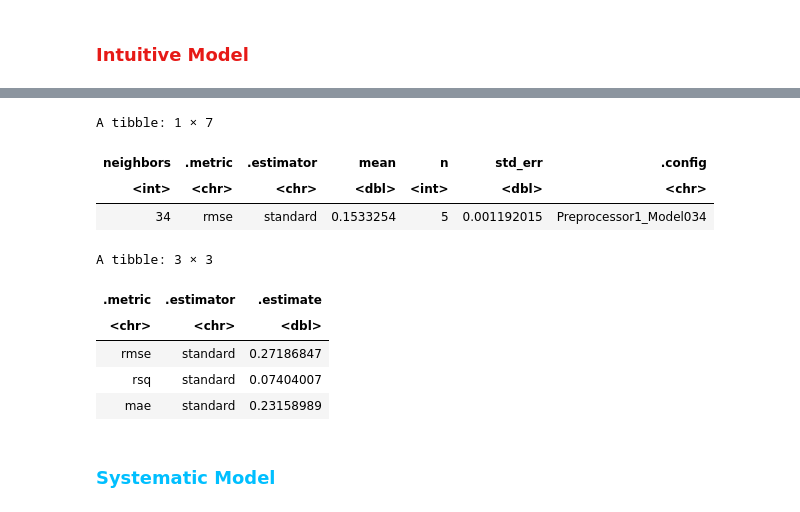
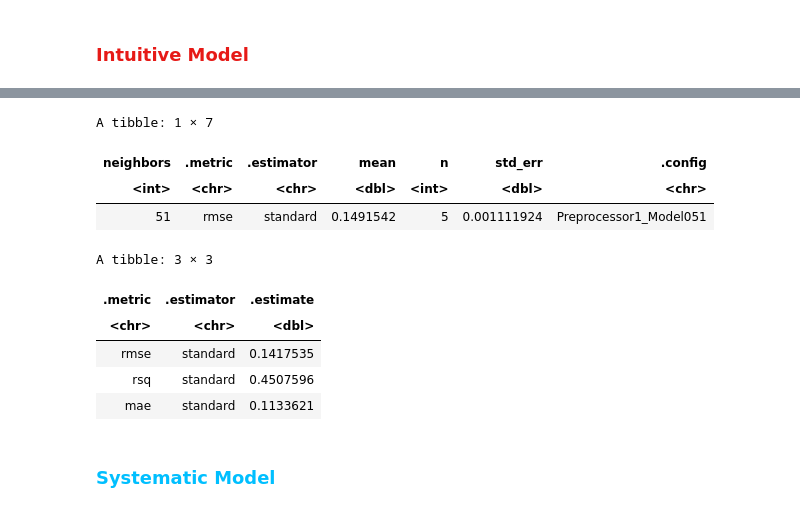
Before and after one commit to eshuaiii/dsci-100-2022w1-group-79, a Jupyter notebook: 79_project_report.ipynb, the cells around one changed output, grey strips where cells are left out. Drawn from its saved outputs; the diff is of its cells as text; code cells hidden in the pictures.

```diff
--- a/79_project_report.ipynb
+++ b/79_project_report.ipynb
@@ -154,10 +172,9 @@ We now create an unscaled dataframe with the predictors that we hope to look at
 # Then transform mode into a factor.
 
 spotify_training_intuitive_unscaled <- spotify_training |>
-    select(danceability, energy, tempo, valence, mode) |>
+    select(danceability, energy, tempo, valence) |>
     mutate(energy = as.numeric(energy),
            tempo = as.numeric(tempo),
-           valence = as.numeric(valence),
-           mode = as_factor(mode))
+           valence = as.numeric(valence))
 head(spotify_training_intuitive_unscaled, 5)
 # %% [output]
@@ -327,7 +327,7 @@ spotify_workflow <- workflow() |>
 spotify_workflow
 
 # create workflow + gridvals <- tibble(neighbors = seq(1, 400))
-gridvals <- tibble(neighbors = seq(1, 400))
+gridvals <- tibble(neighbors = seq(1, 200))
 spotify_results <- spotify_workflow |>
     tune_grid(resamples = spotify_vfold, grid = gridvals) |>
     collect_metrics()
@@ -340,24 +340,24 @@ spotify_min <- spotify_results |>
     slice(1)
 spotify_min
 
-k_min <- spotify_min |>
-    pull(neighbors)
+# k_min <- spotify_min |>
+#     pull(neighbors)
 
-# retrain everything + find rmse
-spotify_best_spec <- nearest_neighbor(weight_func = "rectangular", neighbors = k_min) |>
-    set_engine("kknn") |>
-    set_mode("regression")
+# # retrain everything + find rmse
+# spotify_best_spec <- nearest_neighbor(weight_func = "rectangular", neighbors = k_min) |>
+#     set_engine("kknn") |>
+#     set_mode("regression")
 
-spotify_best_fit <- workflow() |>
-    add_recipe(spotify_recipe) |>
-    add_model(marathon_best_spec) |>
-    fit(data = spotify_training_cleaned)
+# spotify_best_fit <- workflow() |>
+#     add_recipe(spotify_recipe) |>
+#     add_model(spotify_best_spec) |>
+#     fit(data = spotify_training_intuitive_unscaled)
 
-spotify_summary <- spotify_best_fit |>
-    predict(spotify_testing_cleaned) |>
-    bind_cols(spotify_testing_cleaned) |>
-    metrics(truth = danceability, estimate = .pred)
-spotify_summary
+# spotify_summary <- spotify_best_fit |>
+#     predict(spotify_testing_cleaned) |>
+#     bind_cols(spotify_testing_cleaned) |>
+#     metrics(truth = danceability, estimate = .pred)
+# spotify_summary
 # %% [output]
 ══ Workflow ════════════════════════════════════════════════════════════════════
 Preprocessor: Recipe
@@ -399,41 +396,41 @@ ERROR: Error in `estimate_tune_results()`:
 # %%
 spotify_min <- spotify_results |>
     filter(.metric == "rmse") |>
     arrange(mean) |>
     slice(1)
 spotify_min
 
 k_min <- spotify_min |>
     pull(neighbors)
     # retrain everything + find rmse
 spotify_best_spec <- nearest_neighbor(weight_func = "rectangular", neighbors = k_min) |>
     set_engine("kknn") |>
     set_mode("regression")
 
 spotify_best_fit <- workflow() |>
     add_recipe(spotify_recipe) |>
     add_model(spotify_best_spec) |>
-    fit(data = spotify_training_cleaned)
+    fit(data = spotify_training_intuitive_unscaled)
 
 spotify_testing_cleaned <- spotify_testing |>
-    select(danceability, acousticness, instrumentalness, loudness, valence)
+    select(danceability, energy, valence, tempo)
 
 spotify_summary <- spotify_best_fit |>
     predict(spotify_testing_cleaned) |>
     bind_cols(spotify_testing_cleaned) |>
     metrics(truth = danceability, estimate = .pred)
 spotify_summary
 # %% [output]
 A tibble: 1 × 7
 | neighbors | .metric | .estimator | mean | n | std_err | .config |
 | <int> | <chr> | <chr> | <dbl> | <int> | <dbl> | <chr> |
-| 34 | rmse | standard | 0.1533254 | 5 | 0.001192015 | Preprocessor1_Model034 |
+| 51 | rmse | standard | 0.1491542 | 5 | 0.001111924 | Preprocessor1_Model051 |
 A tibble: 3 × 3
 | .metric | .estimator | .estimate |
 | <chr> | <chr> | <dbl> |
-| rmse | standard | 0.27186847 |
-| rsq | standard | 0.07404007 |
-| mae | standard | 0.23158989 |
+| rmse | standard | 0.1417535 |
+| rsq | standard | 0.4507596 |
+| mae | standard | 0.1133621 |
 # %% [markdown]
 ### <span style="color:#00bfff">Systematic Model</span>
 # %% [markdown]
```
Also changed, not shown: parts of 8 cells of this notebook.
